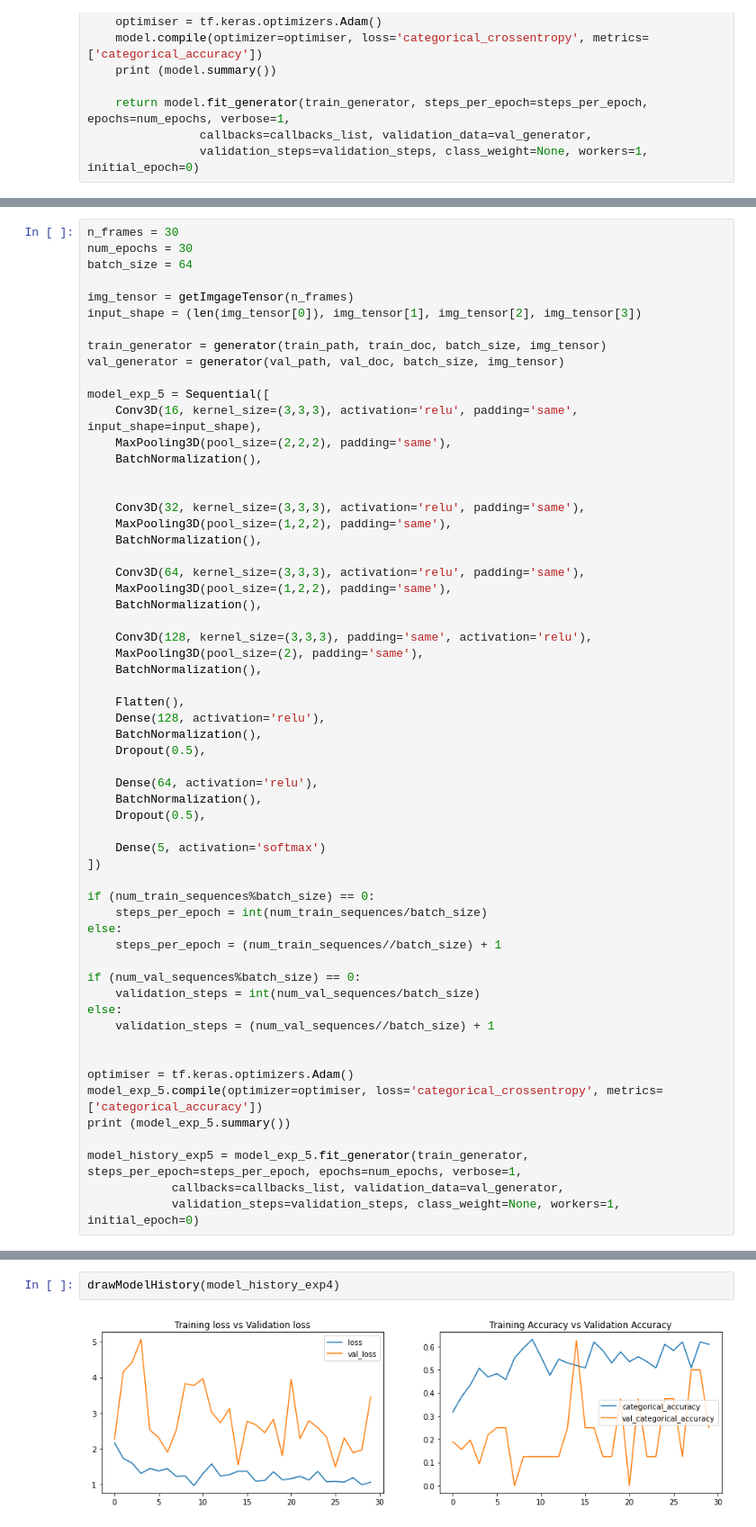
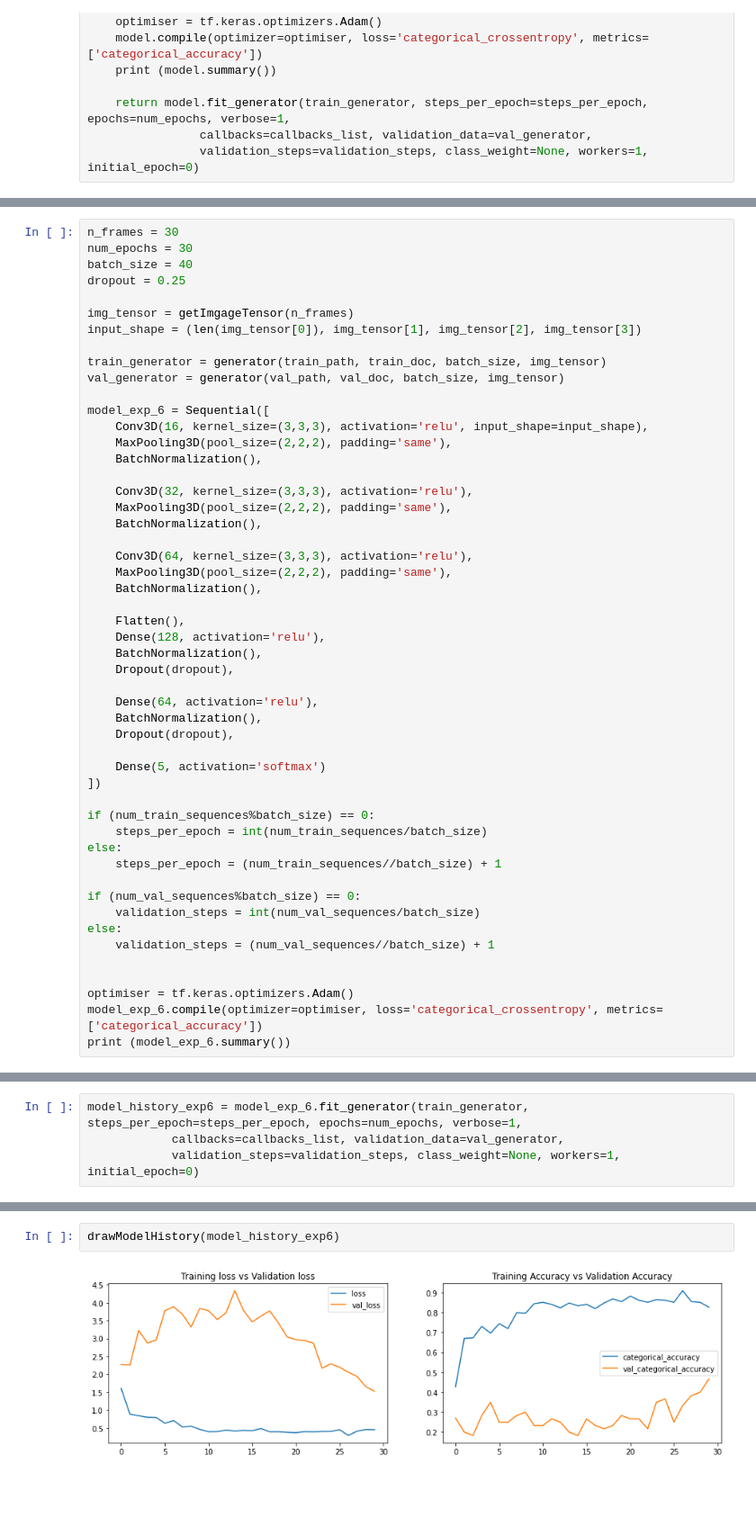
Before and after one commit to SanjayaKumarSahoo/gesture-recognition-case-study, a Jupyter notebook: Neural_Nets_Project_Starter_Code.ipynb, the cells around one changed output, grey strips where cells are left out. Shown at 90% size. Drawn from its saved outputs; the diff is of its cells as text; blank space fills up the shorter version.

Commit message:
Initial commit

```diff
--- a/Neural_Nets_Project_Starter_Code.ipynb
+++ b/Neural_Nets_Project_Starter_Code.ipynb
@@ -679,7 +865,8 @@ Since experiment 4 is overfitting, we will run with below changes
 # %%
 n_frames = 30
 num_epochs = 30
-batch_size = 64
+batch_size = 40
+dropout = 0.25
 
 img_tensor = getImgageTensor(n_frames)
 input_shape = (len(img_tensor[0]), img_tensor[1], img_tensor[2], img_tensor[3])
@@ -687,32 +874,27 @@ input_shape = (len(img_tensor[0]), img_tensor[1], img_tensor[2], img_tensor[3])
 train_generator = generator(train_path, train_doc, batch_size, img_tensor)
 val_generator = generator(val_path, val_doc, batch_size, img_tensor)
 
-model_exp_5 = Sequential([
-    Conv3D(16, kernel_size=(3,3,3), activation='relu', padding='same', input_shape=input_shape),
+model_exp_6 = Sequential([
+    Conv3D(16, kernel_size=(3,3,3), activation='relu', input_shape=input_shape),
     MaxPooling3D(pool_size=(2,2,2), padding='same'),
     BatchNormalization(),
 
-
-    Conv3D(32, kernel_size=(3,3,3), activation='relu', padding='same'),
-    MaxPooling3D(pool_size=(1,2,2), padding='same'),
+    Conv3D(32, kernel_size=(3,3,3), activation='relu'),
+    MaxPooling3D(pool_size=(2,2,2), padding='same'),
     BatchNormalization(),
 
-    Conv3D(64, kernel_size=(3,3,3), activation='relu', padding='same'),
-    MaxPooling3D(pool_size=(1,2,2), padding='same'),
-    BatchNormalization(),
-
-    Conv3D(128, kernel_size=(3,3,3), padding='same', activation='relu'),
-    MaxPooling3D(pool_size=(2), padding='same'),
+    Conv3D(64, kernel_size=(3,3,3), activation='relu'),
+    MaxPooling3D(pool_size=(2,2,2), padding='same'),
     BatchNormalization(),
 
     Flatten(),
     Dense(128, activation='relu'),
     BatchNormalization(),
-    Dropout(0.5),
+    Dropout(dropout),
 
     Dense(64, activation='relu'),
     BatchNormalization(),
-    Dropout(0.5),
+    Dropout(dropout),
 
     Dense(5, activation='softmax')
 ])
@@ -729,10 +911,6 @@ else:
 
 
 optimiser = tf.keras.optimizers.Adam()
-model_exp_5.compile(optimizer=optimiser, loss='categorical_crossentropy', metrics=['categorical_accuracy'])
-print (model_exp_5.summary())
-
-model_history_exp5 = model_exp_5.fit_generator(train_generator, steps_per_epoch=steps_per_epoch, epochs=num_epochs, verbose=1,
-            callbacks=callbacks_list, validation_data=val_generator,
-            validation_steps=validation_steps, class_weight=None, workers=1, initial_epoch=0)
+model_exp_6.compile(optimizer=optimiser, loss='categorical_crossentropy', metrics=['categorical_accuracy'])
+print (model_exp_6.summary())
 # %% [output]
@@ -775,0 +936,4 @@ Epoch 00030: ReduceLROnPlateau reducing learning rate to 3.200000264769187e-07.
+# %%
+model_history_exp6 = model_exp_6.fit_generator(train_generator, steps_per_epoch=steps_per_epoch, epochs=num_epochs, verbose=1,
+            callbacks=callbacks_list, validation_data=val_generator,
+            validation_steps=validation_steps, class_weight=None, workers=1, initial_epoch=0)
@@ -776,4 +961,4 @@ Epoch 00030: ReduceLROnPlateau reducing learning rate to 3.200000264769187e-07.
 # %%
-drawModelHistory(model_history_exp4)
+drawModelHistory(model_history_exp6)
 # %% [output]
-[figure, old version]
+[figure, new version]
```
Also changed, not shown: parts of 61 cells of this notebook.
